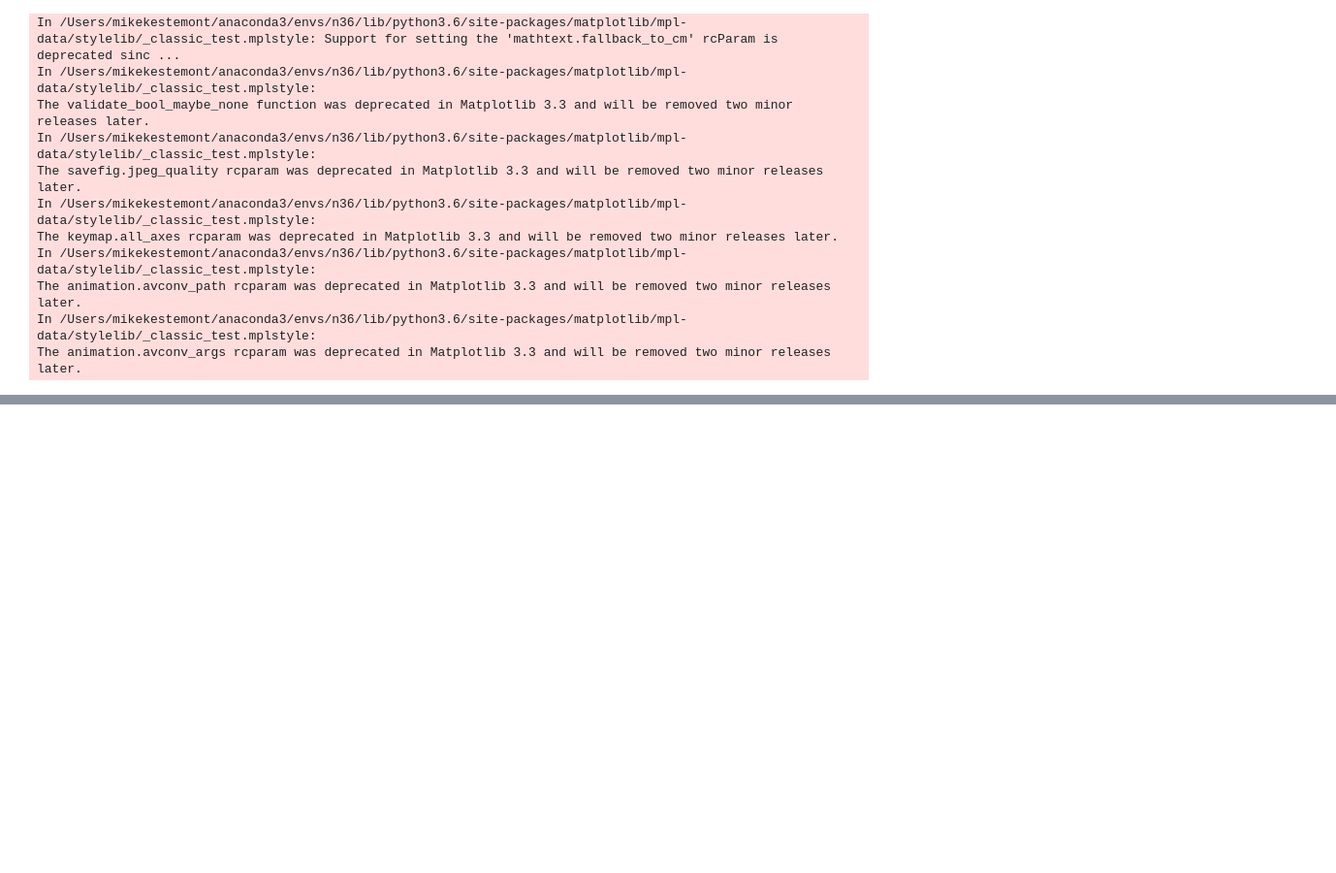
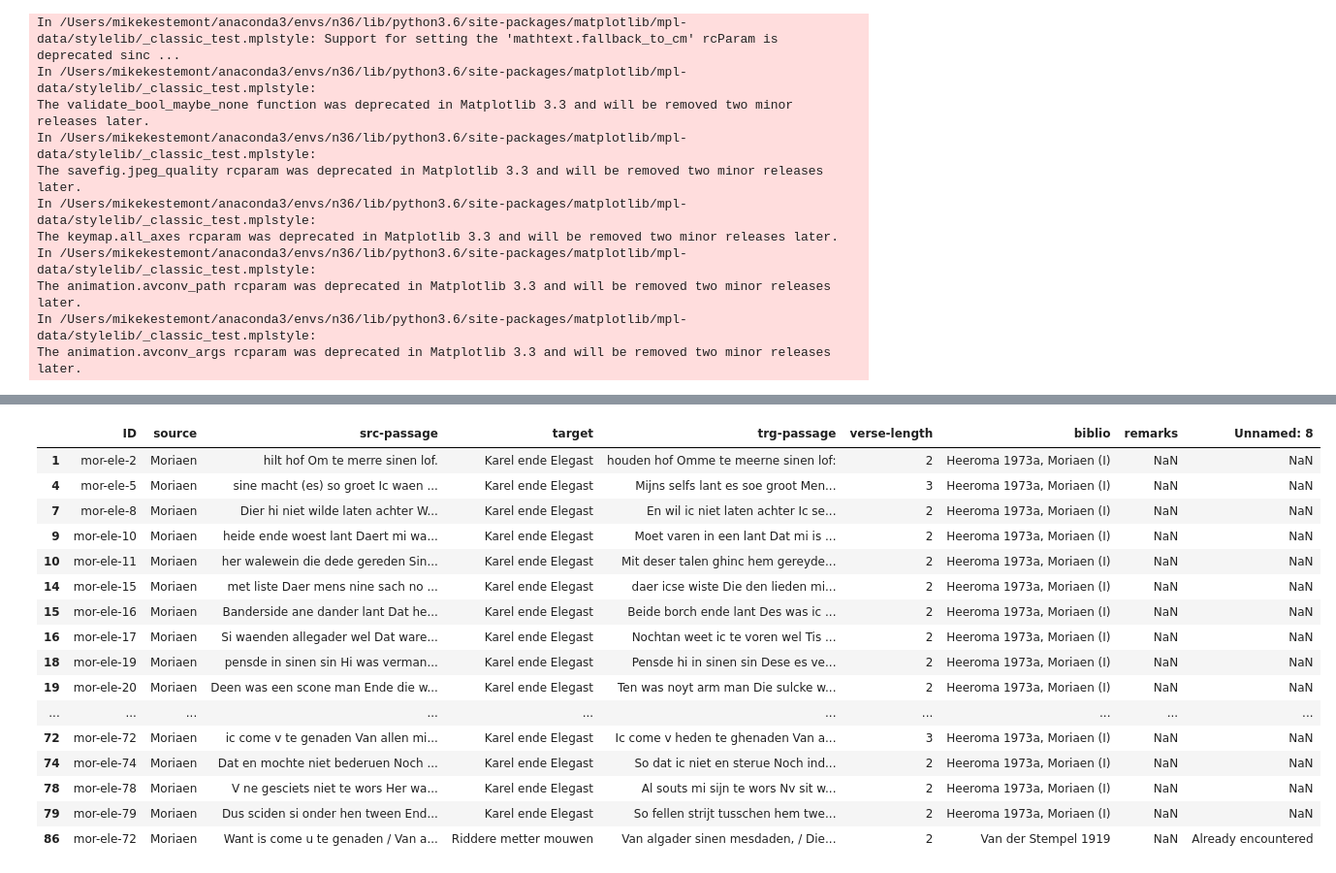
Before and after one commit to mikekestemont/zwerfverzen, a Jupyter notebook: notebooks/intertext.ipynb, the cells around one changed output, grey strips where cells are left out. Shown at 97% size. Drawn from its saved outputs; the diff is of its cells as text; code cells hidden in the pictures; blank space fills up the shorter version.

```diff
--- a/notebooks/intertext.ipynb
+++ b/notebooks/intertext.ipynb
@@ -186,0 +210,3 @@ nearest_df.head(50)
+# %%
+meta = pd.read_excel('../data/intertexts.xlsx')
+meta
@@ -186,0 +227,22 @@ nearest_df.head(50)
+# %%
+relevant = meta[meta['ID'].str.startswith('mor-ele')]
+relevant = relevant[relevant['verse-length'] > 1]
+relevant
+# %% [output]
+|  | ID | source | src-passage | target | trg-passage | verse-length | biblio | remarks | Unnamed: 8 |
+| 1 | mor-ele-2 | Moriaen | hilt hof Om te merre sinen lof. | Karel ende Elegast | houden hof Omme te meerne sinen lof: | 2 | Heeroma 1973a, Moriaen (I) | NaN | NaN |
+| 4 | mor-ele-5 | Moriaen | sine macht (es) so groet Ic waen ... | Karel ende Elegast | Mijns selfs lant es soe groot Men... | 3 | Heeroma 1973a, Moriaen (I) | NaN | NaN |
+| 7 | mor-ele-8 | Moriaen | Dier hi niet wilde laten achter W... | Karel ende Elegast | En wil ic niet laten achter Ic se... | 2 | Heeroma 1973a, Moriaen (I) | NaN | NaN |
+| 9 | mor-ele-10 | Moriaen | heide ende woest lant Daert mi wa... | Karel ende Elegast | Moet varen in een lant Dat mi is ... | 2 | Heeroma 1973a, Moriaen (I) | NaN | NaN |
+| 10 | mor-ele-11 | Moriaen | her walewein die dede gereden Sin... | Karel ende Elegast | Mit deser talen ghinc hem gereyde... | 2 | Heeroma 1973a, Moriaen (I) | NaN | NaN |
+| 14 | mor-ele-15 | Moriaen | met liste Daer mens nine sach no ... | Karel ende Elegast | daer icse wiste Die den lieden mi... | 2 | Heeroma 1973a, Moriaen (I) | NaN | NaN |
+| 15 | mor-ele-16 | Moriaen | Banderside ane dander lant Dat he... | Karel ende Elegast | Beide borch ende lant Des was ic ... | 2 | Heeroma 1973a, Moriaen (I) | NaN | NaN |
+| 16 | mor-ele-17 | Moriaen | Si waenden allegader wel Dat ware... | Karel ende Elegast | Nochtan weet ic te voren wel Tis ... | 2 | Heeroma 1973a, Moriaen (I) | NaN | NaN |
+| 18 | mor-ele-19 | Moriaen | pensde in sinen sin Hi was verman... | Karel ende Elegast | Pensde hi in sinen sin Dese es ve... | 2 | Heeroma 1973a, Moriaen (I) | NaN | NaN |
+| 19 | mor-ele-20 | Moriaen | Deen was een scone man Ende die w... | Karel ende Elegast | Ten was noyt arm man Die sulcke w... | 2 | Heeroma 1973a, Moriaen (I) | NaN | NaN |
+| ... | ... | ... | ... | ... | ... | ... | ... | ... | ... |
+| 72 | mor-ele-72 | Moriaen | ic come v te genaden Van allen mi... | Karel ende Elegast | Ic come v heden te ghenaden Van a... | 3 | Heeroma 1973a, Moriaen (I) | NaN | NaN |
+| 74 | mor-ele-74 | Moriaen | Dat en mochte niet bederuen Noch ... | Karel ende Elegast | So dat ic niet en sterue Noch ind... | 2 | Heeroma 1973a, Moriaen (I) | NaN | NaN |
+| 78 | mor-ele-78 | Moriaen | V ne gesciets niet te wors Her wa... | Karel ende Elegast | Al souts mi sijn te wors Nv sit w... | 2 | Heeroma 1973a, Moriaen (I) | NaN | NaN |
+| 79 | mor-ele-79 | Moriaen | Dus sciden si onder hen tween End... | Karel ende Elegast | So fellen strijt tusschen hem twe... | 2 | Heeroma 1973a, Moriaen (I) | NaN | NaN |
+| 86 | mor-ele-72 | Moriaen | Want is come u te genaden / Van a... | Riddere metter mouwen | Van algader sinen mesdaden, / Die... | 2 | Van der Stempel 1919 | NaN | Already encountered |
```
Also changed, not shown: parts of 26 cells of this notebook.
